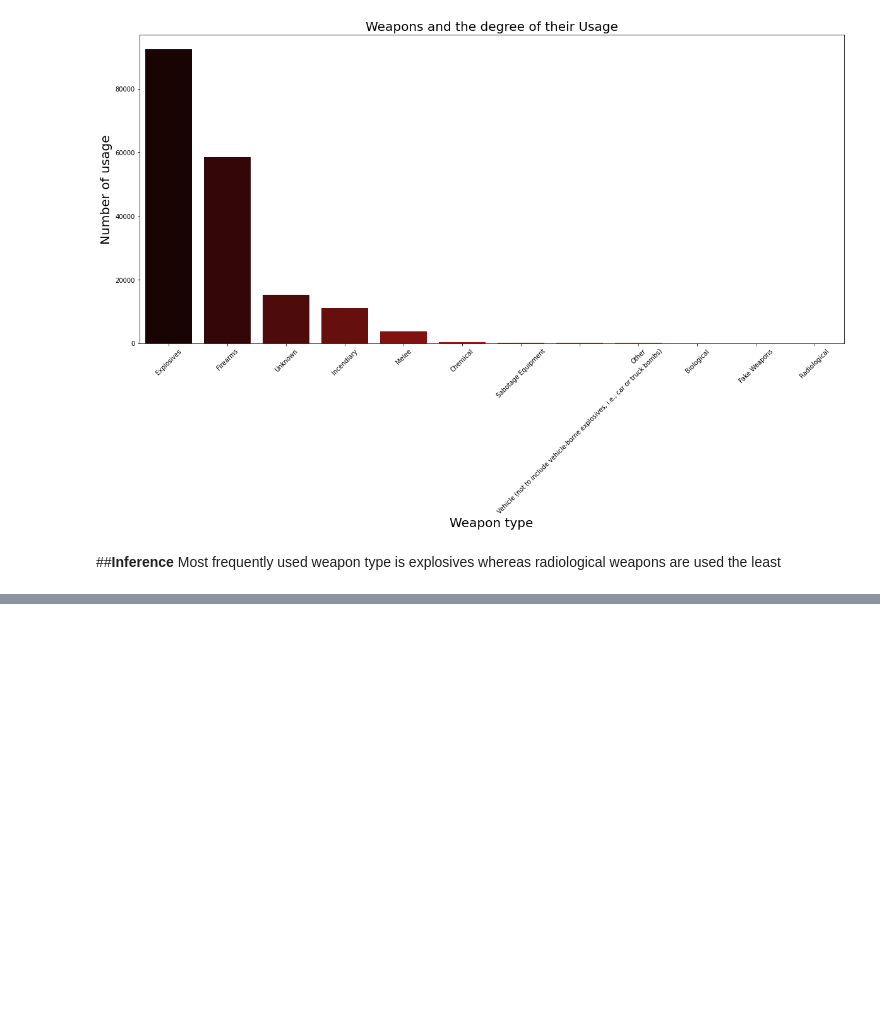
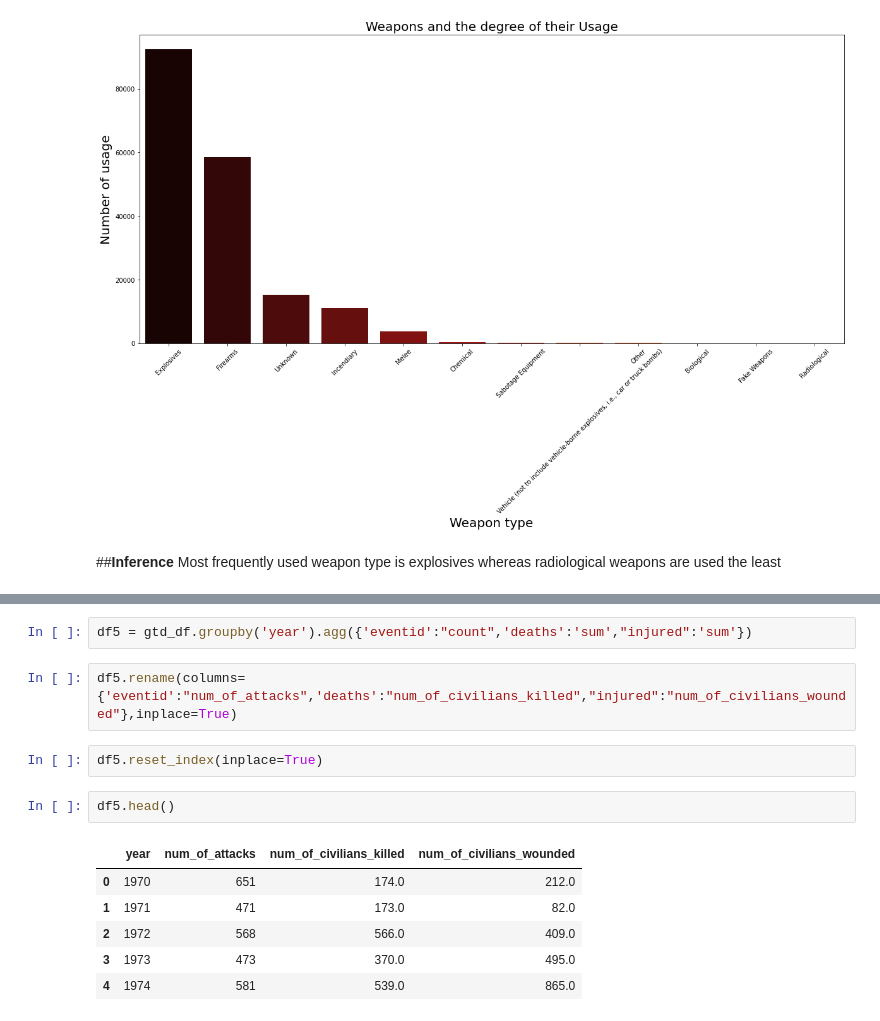
Before and after one commit to manjusreekc/EDA-Global-Terrorism-Analysis, a Jupyter notebook: Global_Terrorism_Analysis_EDA_Capstone_Project.ipynb, the cells around one changed output, grey strips where cells are left out. Drawn from its saved outputs; the diff is of its cells as text; blank space fills up the shorter version.

```diff
--- a/Global_Terrorism_Analysis_EDA_Capstone_Project.ipynb
+++ b/Global_Terrorism_Analysis_EDA_Capstone_Project.ipynb
@@ -461,0 +534,15 @@ Most frequently used weapon type is explosives whereas radiological weapons are
+# %%
+df5 = gtd_df.groupby('year').agg({'eventid':"count",'deaths':'sum',"injured":'sum'})
+# %%
+df5.rename(columns={'eventid':"num_of_attacks",'deaths':"num_of_civilians_killed","injured":"num_of_civilians_wounded"},inplace=True)
+# %%
+df5.reset_index(inplace=True)
+# %%
+df5.head()
+# %% [output]
+|  | year | num_of_attacks | num_of_civilians_killed | num_of_civilians_wounded |
+| 0 | 1970 | 651 | 174.0 | 212.0 |
+| 1 | 1971 | 471 | 173.0 | 82.0 |
+| 2 | 1972 | 568 | 566.0 | 409.0 |
+| 3 | 1973 | 473 | 370.0 | 495.0 |
+| 4 | 1974 | 581 | 539.0 | 865.0 |
```
Also changed, not shown: parts of 14 cells of this notebook.
